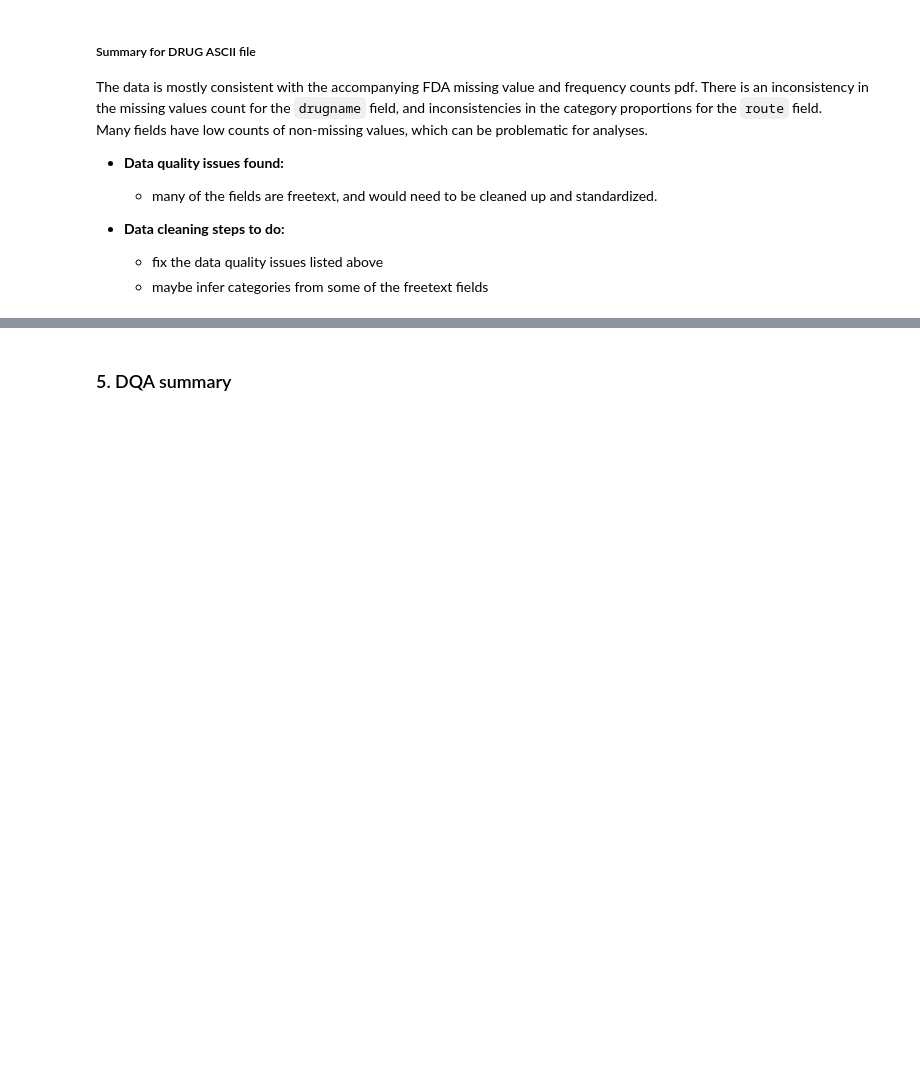
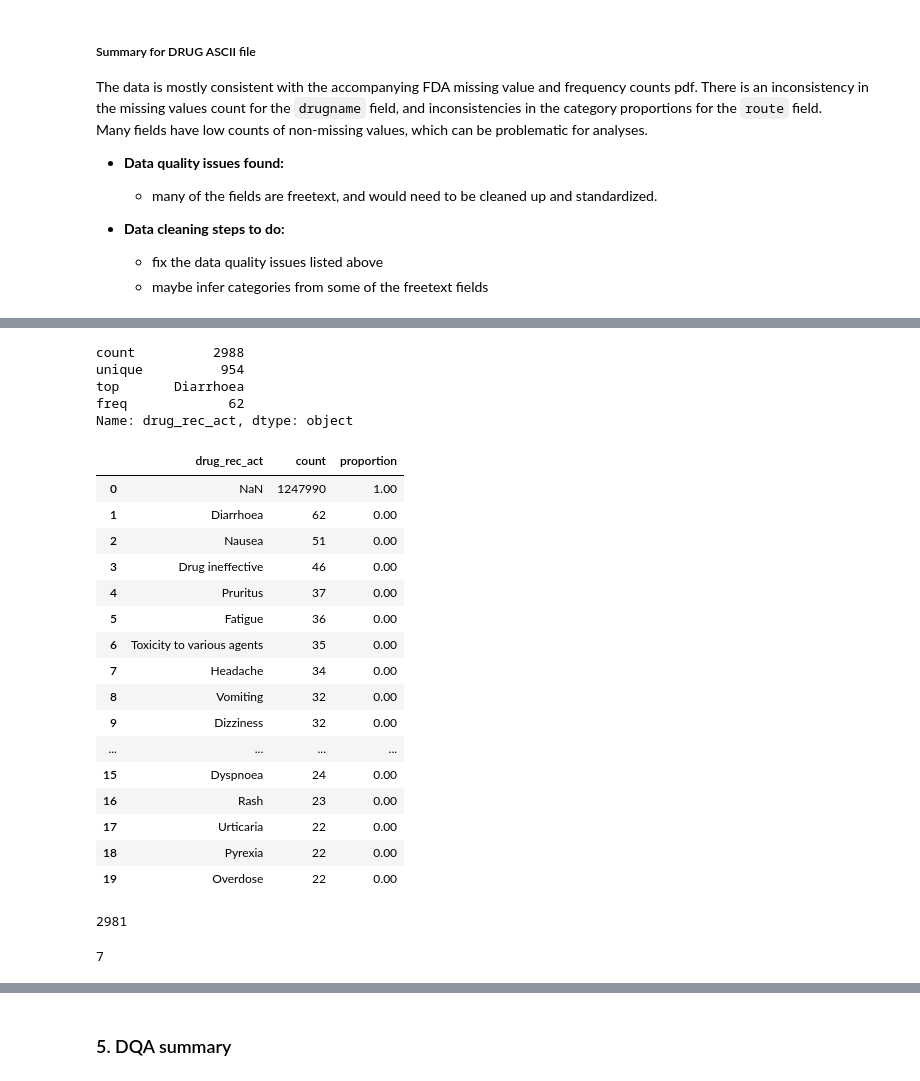
Before and after one commit to 33eyes/FAERS_graph, a Jupyter notebook: data_quality_analysis.ipynb, the cells around one changed output, grey strips where cells are left out. Saved outputs shown, nothing was run; the diff lists cells and outputs as text; code cells hidden in the pictures; blank space fills up the shorter version.

```diff
--- a/data_quality_analysis.ipynb
+++ b/data_quality_analysis.ipynb
@@ -2203,0 +2393,39 @@ Many fields have low counts of non-missing values, which can be problematic for
+# %%
+reaction.drug_rec_act.describe()
+# %% [output]
+count          2988
+unique          954
+top       Diarrhoea
+freq             62
+Name: drug_rec_act, dtype: object
+# %%
+show_value_counts(reaction.drug_rec_act, 20)
+# %% [output]
+|  | drug_rec_act | count | proportion |
+| 0 | NaN | 1247990 | 1.00 |
+| 1 | Diarrhoea | 62 | 0.00 |
+| 2 | Nausea | 51 | 0.00 |
+| 3 | Drug ineffective | 46 | 0.00 |
+| 4 | Pruritus | 37 | 0.00 |
+| 5 | Fatigue | 36 | 0.00 |
+| 6 | Toxicity to various agents | 35 | 0.00 |
+| 7 | Headache | 34 | 0.00 |
+| 8 | Vomiting | 32 | 0.00 |
+| 9 | Dizziness | 32 | 0.00 |
+| ... | ... | ... | ... |
+| 15 | Dyspnoea | 24 | 0.00 |
+| 16 | Rash | 23 | 0.00 |
+| 17 | Urticaria | 22 | 0.00 |
+| 18 | Pyrexia | 22 | 0.00 |
+| 19 | Overdose | 22 | 0.00 |
+# %%
+# number of rows where pt=drug_rec_act
+(reaction.pt == reaction.drug_rec_act).sum()
+# %% [output]
+2981
+# %%
+# number of rows where pt!=drug_rec_act and drug_rec_act is not missing
+# (ideally it should be equal or missing, according to docs)
+((reaction.pt != reaction.drug_rec_act) & (reaction.drug_rec_act.notna() ) ).sum()
+# %% [output]
+7
```
Also changed, not shown: parts of 34 cells of this notebook.
